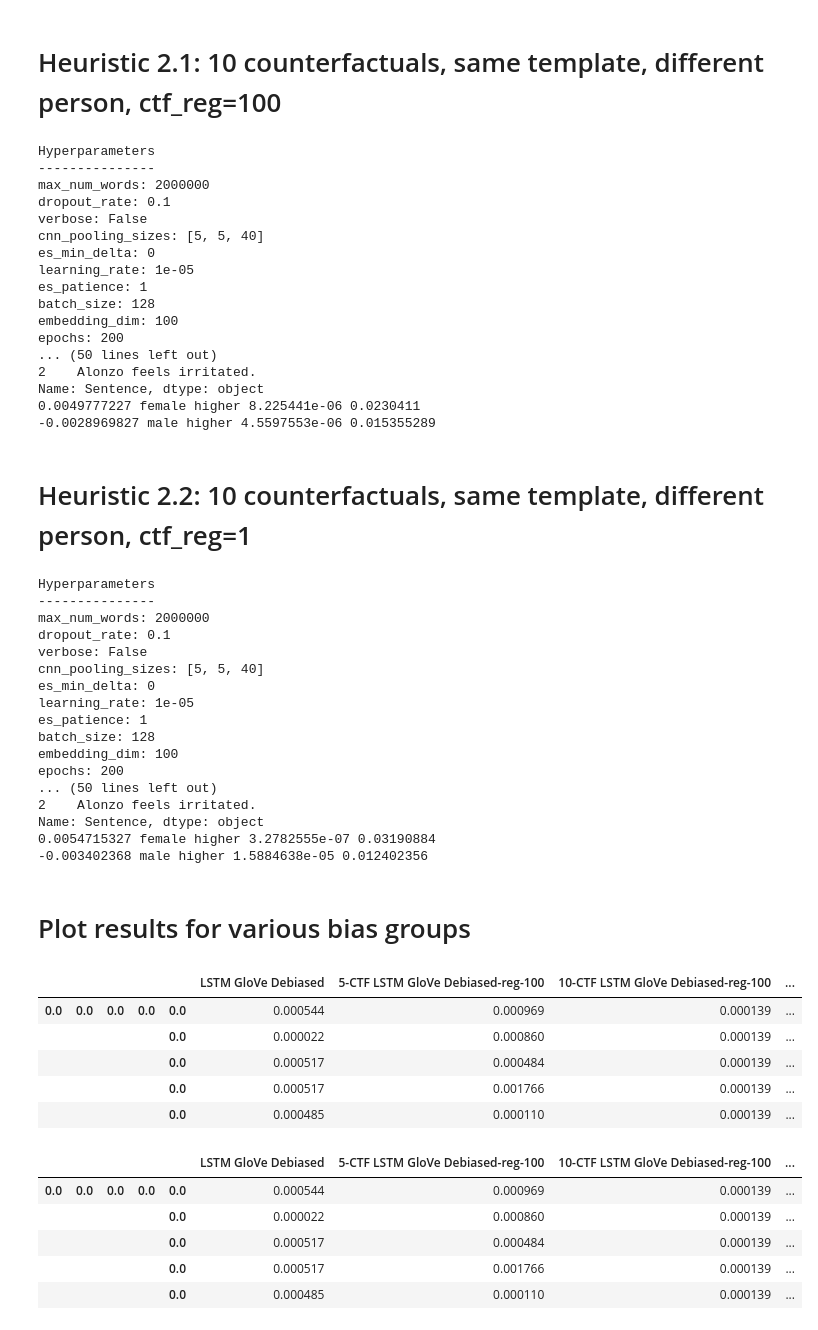
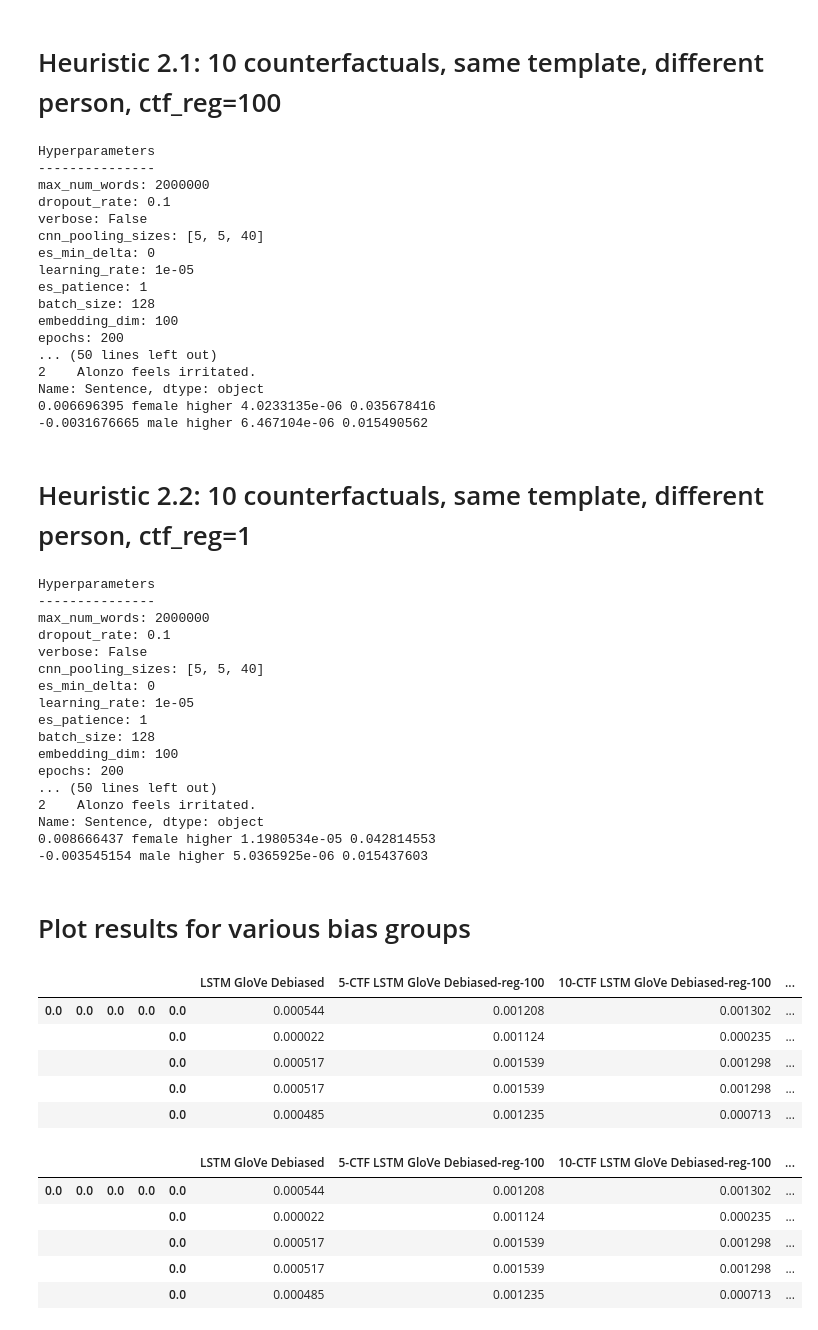
Before and after one commit to ChristopherSweeney/AIFairness, a Jupyter notebook: python_notebooks/CTF_Fair_Sentiment_Analysis.ipynb, the cells around one changed output. Drawn from its saved outputs; the diff is of its cells as text; code cells hidden in the pictures.

```diff
--- a/python_notebooks/CTF_Fair_Sentiment_Analysis.ipynb
+++ b/python_notebooks/CTF_Fair_Sentiment_Analysis.ipynb
@@ -549,7 +549,7 @@ class CTF_ToxModel(ToxModel):
         """
         sentences = self.get_random_counterfactuals()
         preds = self._predict(sentences)
-        err = self.ctf_reg*(np.std(preds))
+        err = self.ctf_reg*(np.std(preds)**2)
         print('err: ', err)
         return err
 
@@ -879,8 +879,8 @@ epochs: 200
 ... (50 lines left out)
 2    Alonzo feels irritated.
 Name: Sentence, dtype: object
-0.0049777227 female higher 8.225441e-06 0.0230411
--0.0028969827 male higher 4.5597553e-06 0.015355289
+0.006696395 female higher 4.0233135e-06 0.035678416
+-0.0031676665 male higher 6.467104e-06 0.015490562
 # %% [markdown]
 # Heuristic 2.2: 10 counterfactuals, same template, different person, ctf_reg=1
 # %%
@@ -931,8 +931,8 @@ epochs: 200
 ... (50 lines left out)
 2    Alonzo feels irritated.
 Name: Sentence, dtype: object
-0.0054715327 female higher 3.2782555e-07 0.03190884
--0.003402368 male higher 1.5884638e-05 0.012402356
+0.008666437 female higher 1.1980534e-05 0.042814553
+-0.003545154 male higher 5.0365925e-06 0.015437603
 # %% [markdown]
 # Plot results for various bias groups
 # %%
@@ -944,21 +944,21 @@ xticklabels
 df_aa.head()
 # %% [output]
 |  |  |  |  |  | LSTM GloVe Debiased | 5-CTF LSTM GloVe Debiased-reg-100 | 10-CTF LSTM GloVe Debiased-reg-100 | ... |
-| 0.0 | 0.0 | 0.0 | 0.0 | 0.0 | 0.000544 | 0.000969 | 0.000139 | ... |
-|  |  |  |  | 0.0 | 0.000022 | 0.000860 | 0.000139 | ... |
-|  |  |  |  | 0.0 | 0.000517 | 0.000484 | 0.000139 | ... |
-|  |  |  |  | 0.0 | 0.000517 | 0.001766 | 0.000139 | ... |
-|  |  |  |  | 0.0 | 0.000485 | 0.000110 | 0.000139 | ... |
+| 0.0 | 0.0 | 0.0 | 0.0 | 0.0 | 0.000544 | 0.001208 | 0.001302 | ... |
+|  |  |  |  | 0.0 | 0.000022 | 0.001124 | 0.000235 | ... |
+|  |  |  |  | 0.0 | 0.000517 | 0.001539 | 0.001298 | ... |
+|  |  |  |  | 0.0 | 0.000517 | 0.001539 | 0.001298 | ... |
+|  |  |  |  | 0.0 | 0.000485 | 0.001235 | 0.000713 | ... |
 # %%
-_df_aa = df_aa[column_names[:-1]]
+_df_aa = df_aa[column_names[:]]
 _df_aa.head()
 # %% [output]
 |  |  |  |  |  | LSTM GloVe Debiased | 5-CTF LSTM GloVe Debiased-reg-100 | 10-CTF LSTM GloVe Debiased-reg-100 | ... |
-| 0.0 | 0.0 | 0.0 | 0.0 | 0.0 | 0.000544 | 0.000969 | 0.000139 | ... |
-|  |  |  |  | 0.0 | 0.000022 | 0.000860 | 0.000139 | ... |
-|  |  |  |  | 0.0 | 0.000517 | 0.000484 | 0.000139 | ... |
-|  |  |  |  | 0.0 | 0.000517 | 0.001766 | 0.000139 | ... |
-|  |  |  |  | 0.0 | 0.000485 | 0.000110 | 0.000139 | ... |
+| 0.0 | 0.0 | 0.0 | 0.0 | 0.0 | 0.000544 | 0.001208 | 0.001302 | ... |
+|  |  |  |  | 0.0 | 0.000022 | 0.001124 | 0.000235 | ... |
+|  |  |  |  | 0.0 | 0.000517 | 0.001539 | 0.001298 | ... |
+|  |  |  |  | 0.0 | 0.000517 | 0.001539 | 0.001298 | ... |
+|  |  |  |  | 0.0 | 0.000485 | 0.001235 | 0.000713 | ... |
 # %%
 plot = seaborn.stripplot(data=_df_aa,palette=global_palette)
 #plot.get_figure().savefig('../images/df_aa.png', format='png',dpi=300,bbox_inches='tight')
```
Also changed, not shown: parts of 3 cells of this notebook.
